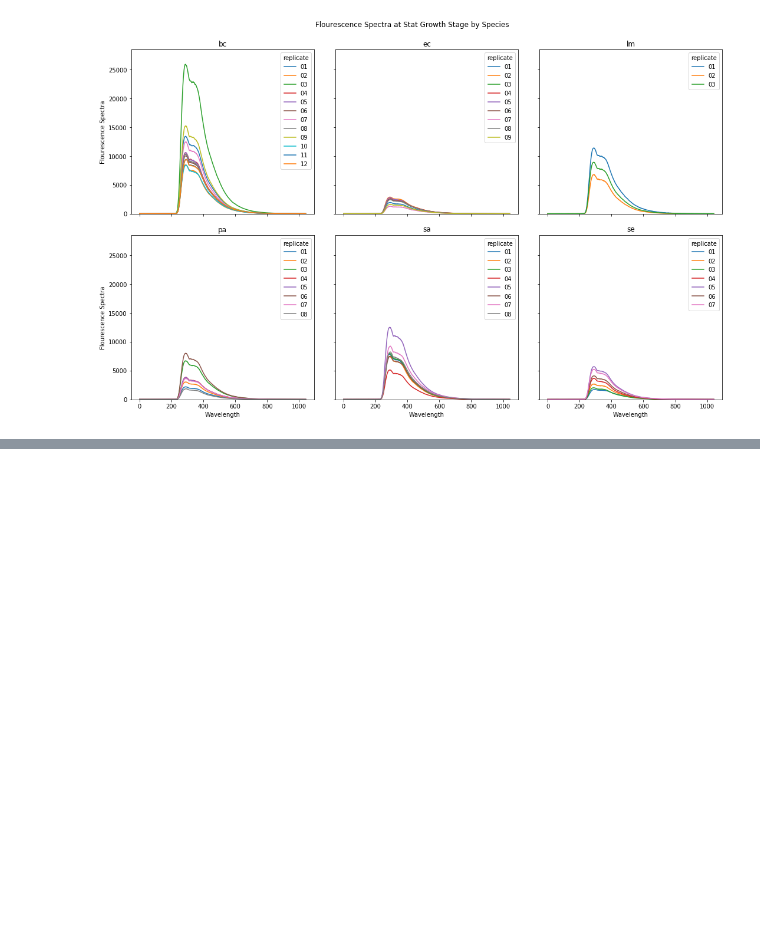
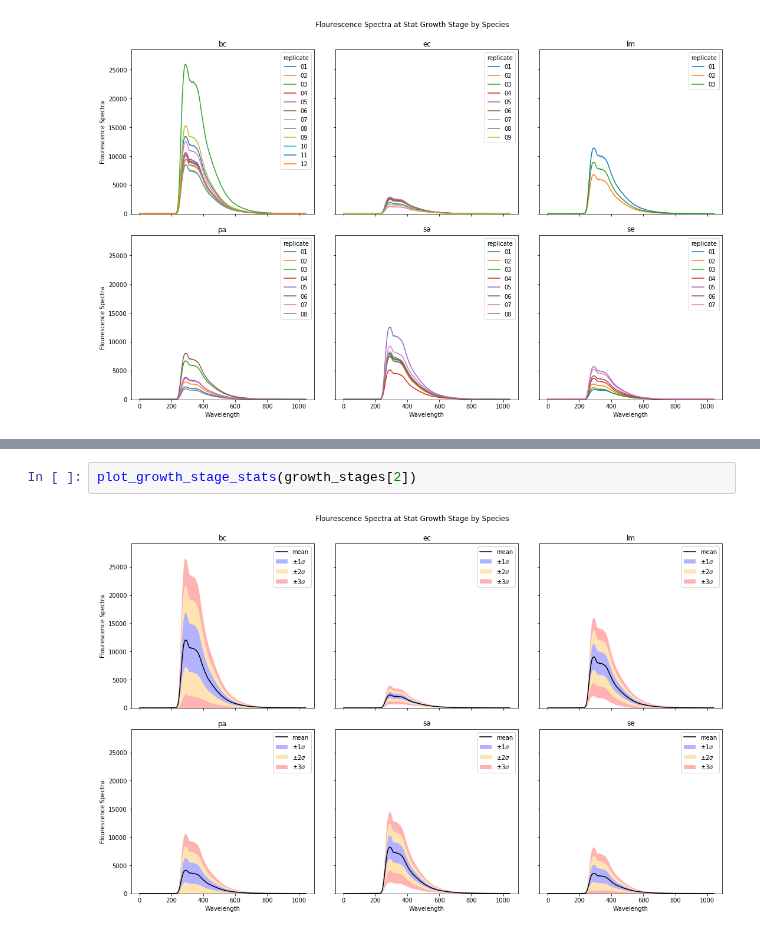
Before and after one commit to AnthonyDickson/summer-bursary-2018, a Jupyter notebook: bacteria/Data Analysis.ipynb, the cells around one changed output, grey strips where cells are left out. Saved outputs shown, nothing was run; the diff lists cells and outputs as text; blank space fills up the shorter version.

```diff
--- a/bacteria/Data Analysis.ipynb
+++ b/bacteria/Data Analysis.ipynb
@@ -150,0 +233,4 @@ plot_growth_stage(growth_stages[2])
+# %%
+plot_growth_stage_stats(growth_stages[2])
+# %% [output]
+[figure, added]
```
Also changed, not shown: parts of 3 cells of this notebook.
